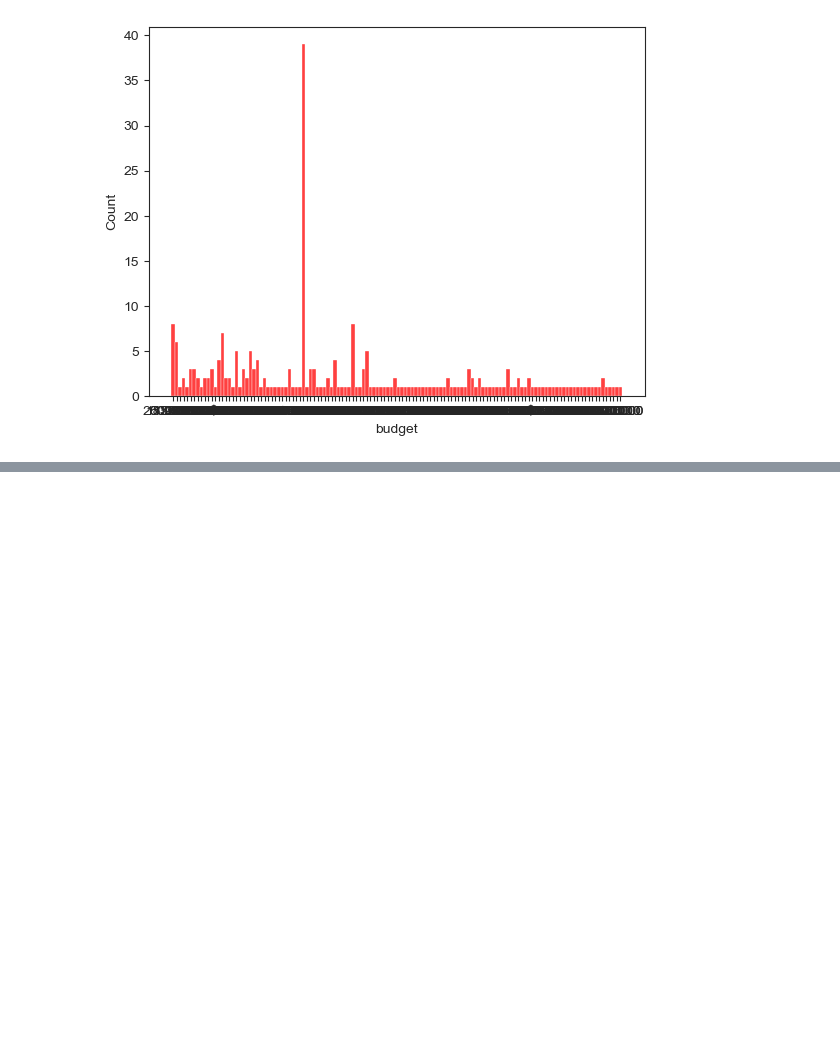
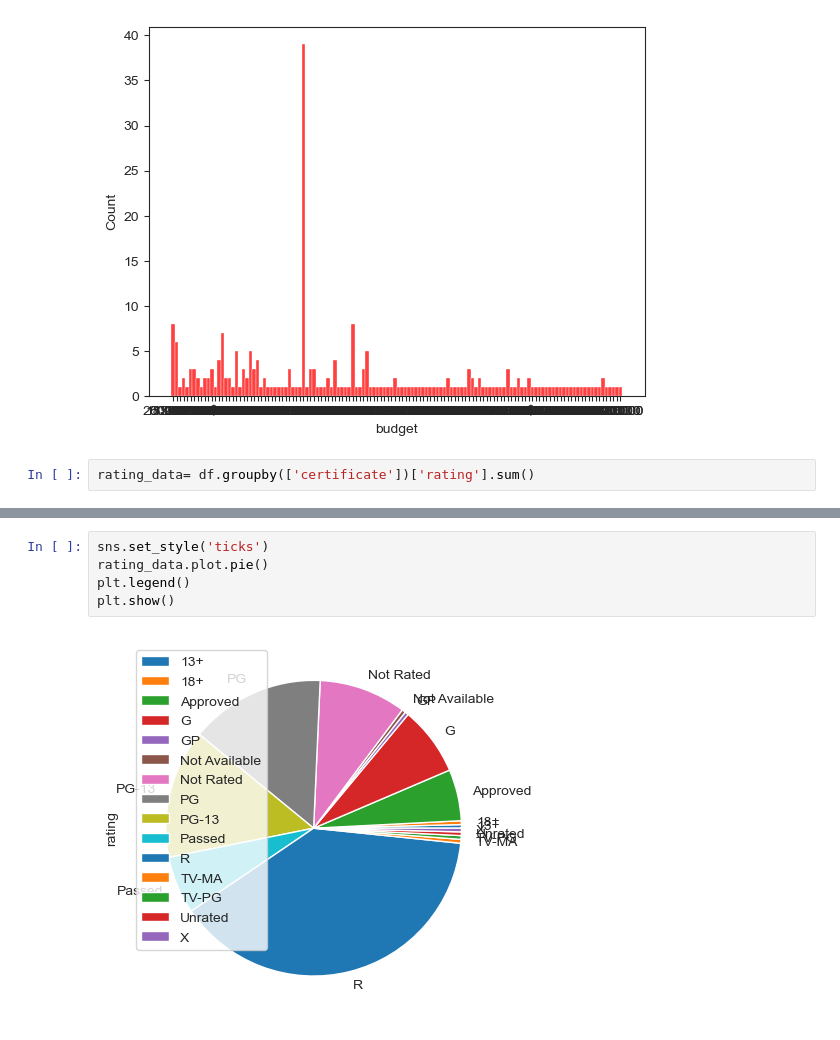
Before and after one commit to ADARSHBALAA/MY-PROJECTS, a Jupyter notebook: box office data.ipynb, the cells around one changed output, grey strips where cells are left out. Cells and saved outputs as stored; diff of their text form; blank space fills up the shorter version.

```diff
--- a/box office data.ipynb
+++ b/box office data.ipynb
@@ -253,3 +253,5 @@ sns.histplot(df.budget,color='red')
 plt.show()
 # %% [output]
 [figure]
+# %%
+rating_data= df.groupby(['certificate'])['rating'].sum()
@@ -255,0 +294,7 @@ plt.show()
+# %%
+sns.set_style('ticks')
+rating_data.plot.pie()
+plt.legend()
+plt.show()
+# %% [output]
+[figure, added]
```
Also changed, not shown: parts of 2 cells of this notebook.
